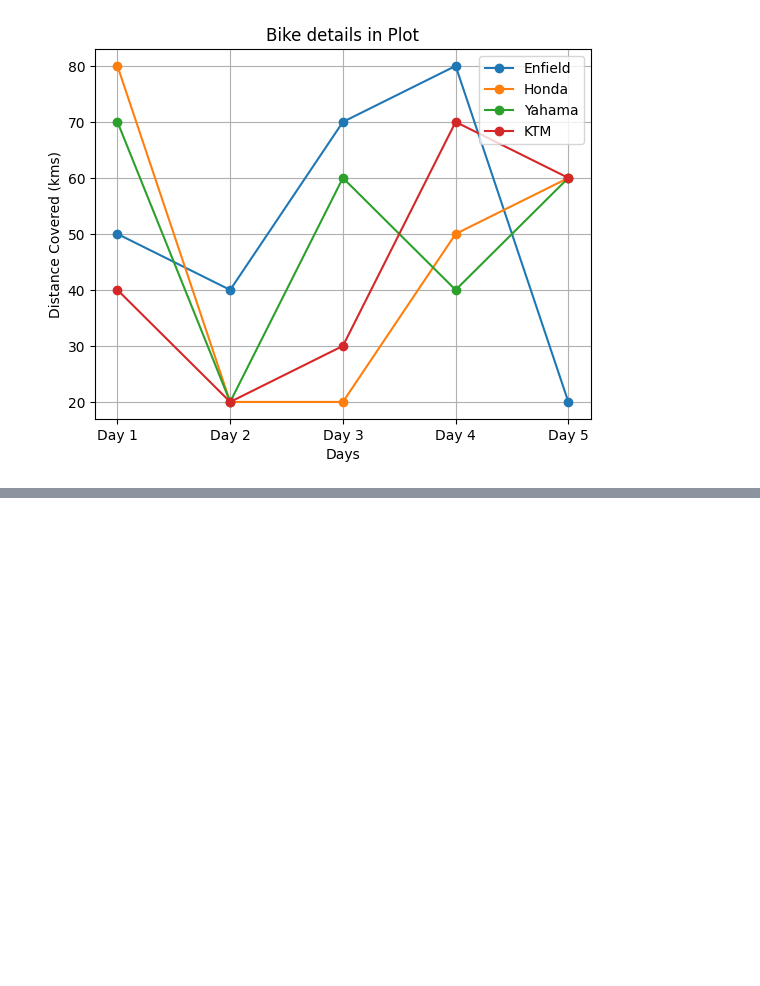
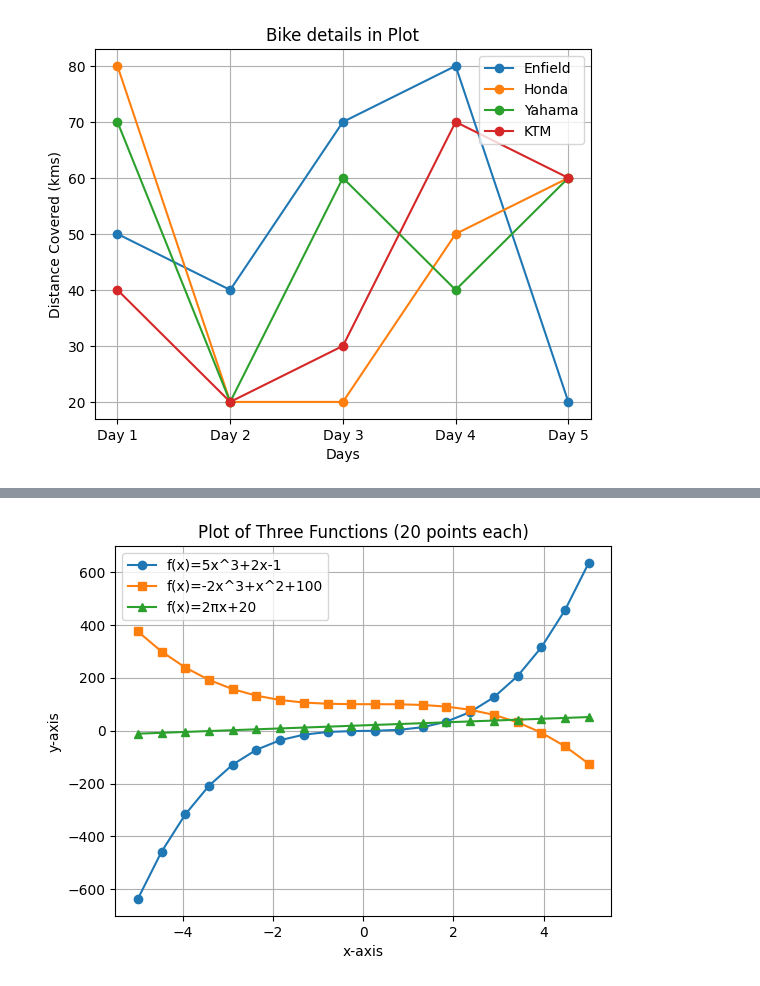
Before and after one commit to RAsikBIsta1581/ComputationalMathematicsWorkshop, a Jupyter notebook: ComputationalMathematicsWorkshop3.ipynb, the cells around one changed output, grey strips where cells are left out. Cells and saved outputs as stored; diff of their text form; code cells hidden in the pictures; blank space fills up the shorter version.

```diff
--- a/ComputationalMathematicsWorkshop3.ipynb
+++ b/ComputationalMathematicsWorkshop3.ipynb
@@ -85,0 +136,24 @@ plt.show()
+# %%
+import numpy as np
+import matplotlib.pyplot as plt
+
+x = np.linspace(-5, 5, 20)
+
+y1 = 5*x**3 + 2*x - 1
+y2 = -2*x**3 + x**2 + 100
+y3 = 2*np.pi*x + 20
+
+plt.plot(x, y1, marker='o', label="f(x)=5x^3+2x-1")
+plt.plot(x, y2, marker='s', label="f(x)=-2x^3+x^2+100")
+plt.plot(x, y3, marker='^', label="f(x)=2πx+20")
+
+plt.xlabel("x-axis")
+plt.ylabel("y-axis")
+plt.title("Plot of Three Functions (20 points each)")
+
+plt.legend()
+plt.grid()
+
+plt.show()
+# %% [output]
+[figure, added]
```
Also changed, not shown: parts of 18 cells of this notebook.
